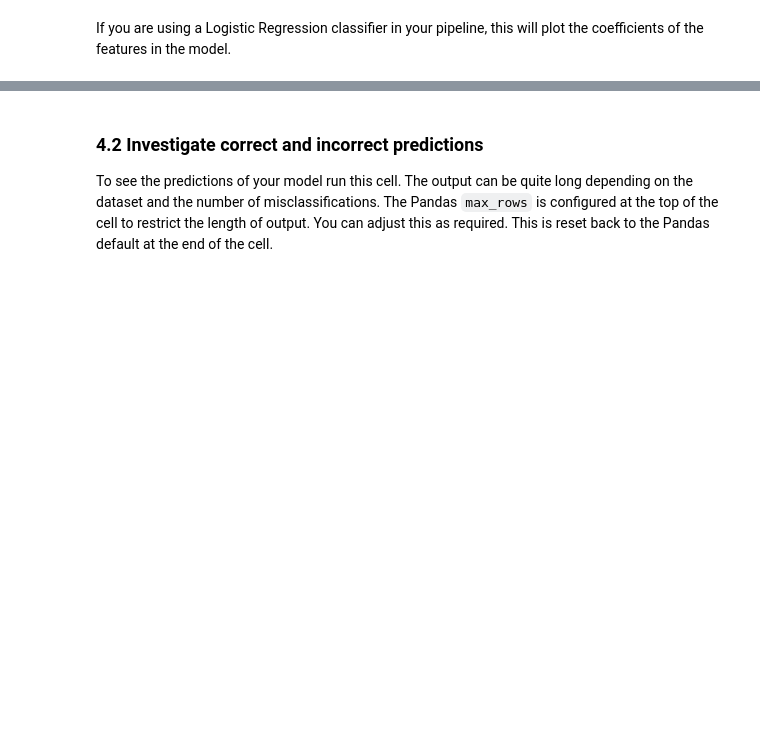
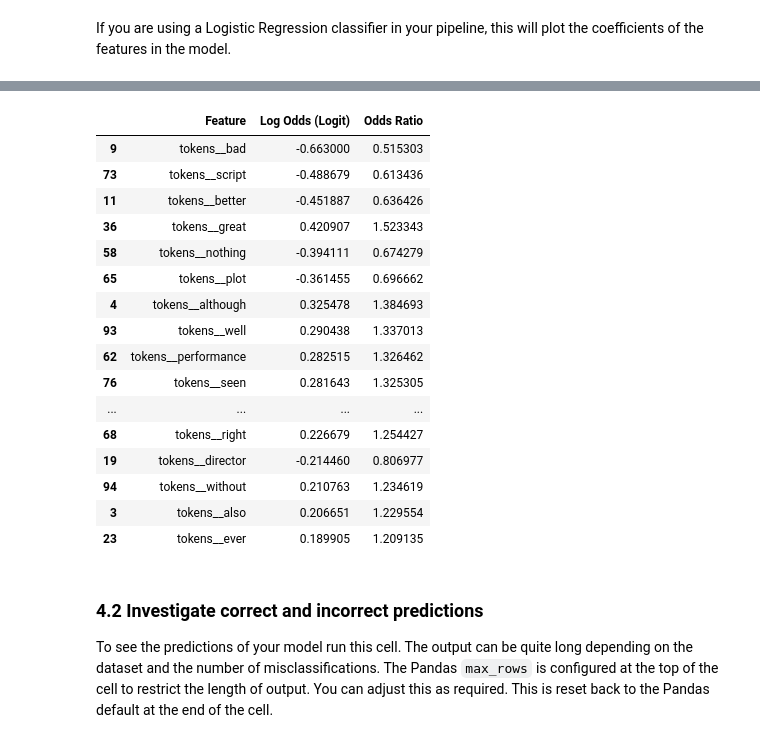
Before and after one commit to polsci/textplumber, a Jupyter notebook: nbs/example.ipynb, the cells around one changed output, grey strips where cells are left out. Cells and saved outputs as stored; diff of their text form; code cells hidden in the pictures; blank space fills up the shorter version.

```diff
--- a/nbs/example.ipynb
+++ b/nbs/example.ipynb
@@ -444,5 +462,10 @@ else:
 # %% [markdown]
 If you are using a Logistic Regression classifier in your pipeline, this will plot the coefficients of the features in the model.
 # %%
+#| eval: false
+
 if pipeline.named_steps['classifier'].__class__.__name__ == 'LogisticRegression':
 	plot_logistic_regression_features_from_pipeline(pipeline, target_classes, target_names, top_n=20, classifier_step_name = 'classifier', features_step_name = 'features')
+else:
+	print('The classifier is not a logistic regression - so no plot is shown!')
+# %% [output]
@@ -449,3 +473,20 @@ if pipeline.named_steps['classifier'].__class__.__name__ == 'LogisticRegression'
+|  | Feature | Log Odds (Logit) | Odds Ratio |
+| 9 | tokens__bad | -0.663000 | 0.515303 |
+| 73 | tokens__script | -0.488679 | 0.613436 |
+| 11 | tokens__better | -0.451887 | 0.636426 |
+| 36 | tokens__great | 0.420907 | 1.523343 |
+| 58 | tokens__nothing | -0.394111 | 0.674279 |
+| 65 | tokens__plot | -0.361455 | 0.696662 |
+| 4 | tokens__although | 0.325478 | 1.384693 |
+| 93 | tokens__well | 0.290438 | 1.337013 |
+| 62 | tokens__performance | 0.282515 | 1.326462 |
+| 76 | tokens__seen | 0.281643 | 1.325305 |
+| ... | ... | ... | ... |
+| 68 | tokens__right | 0.226679 | 1.254427 |
+| 19 | tokens__director | -0.214460 | 0.806977 |
+| 94 | tokens__without | 0.210763 | 1.234619 |
+| 3 | tokens__also | 0.206651 | 1.229554 |
+| 23 | tokens__ever | 0.189905 | 1.209135 |
 # %% [markdown]
 ### 4.2 Investigate correct and incorrect predictions
 
```
Also changed, not shown: parts of 30 cells of this notebook, 1 other file.
